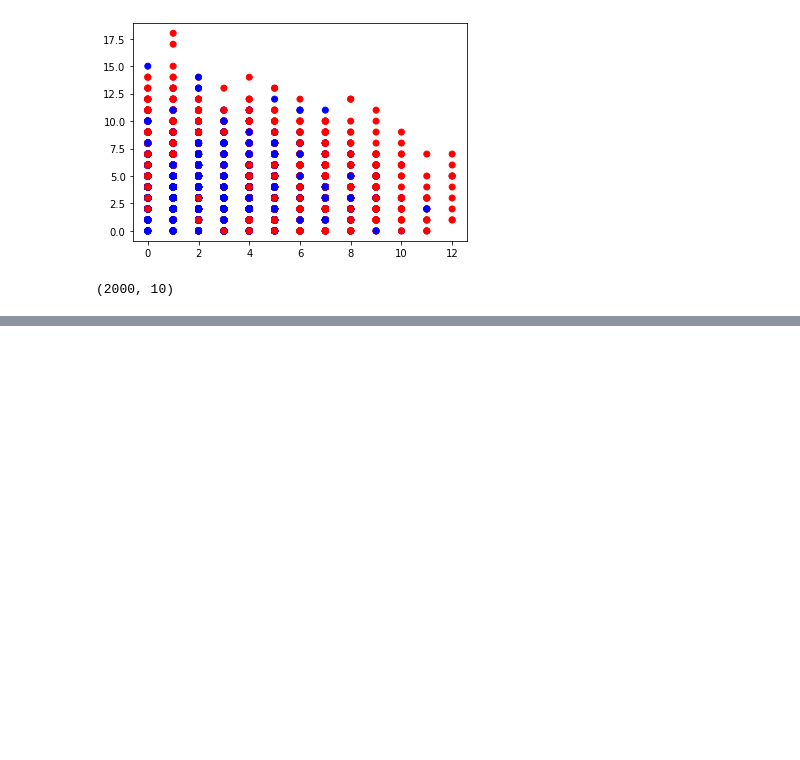
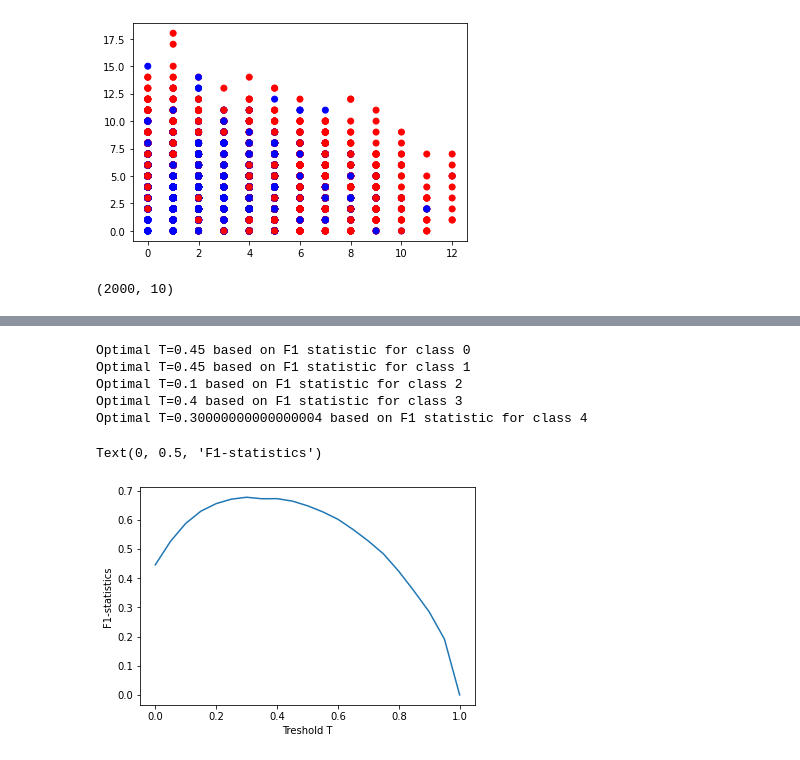
Before and after one commit to bagdaddy/dl-lab1, a Jupyter notebook: 02/P2_2_classification_multilabel.ipynb, the cells around one changed output, grey strips where cells are left out. Drawn from its saved outputs; the diff is of its cells as text; code cells hidden in the pictures; blank space fills up the shorter version.

```diff
--- a/02/P2_2_classification_multilabel.ipynb
+++ b/02/P2_2_classification_multilabel.ipynb
@@ -178,0 +180,7 @@ array([[[ 810,  181],
+# %%
+T = 0.5 # Treshold
+y_pred=[]
+for sample in predictions:
+  y_pred.append([1 if i>=0.5 else 0 for i in sample ] )
+y_pred = np.array(y_pred)
+y_pred
@@ -231,0 +312,3 @@ array([[1, 1, 0, 1, 1],
+# %%
+yhat = model.predict(data_train)
+yhat.shape
@@ -231,0 +318,26 @@ array([[1, 1, 0, 1, 1],
+# %%
+T_list = np.linspace(0, 1, 21)
+
+
+for j in range(5):
+    f1_list = []
+    for T in T_list:
+      predicted = (yhat[:,j] > T).astype(int)
+      f1 = f1_score(y_train[:,j], predicted)
+      f1_list.append(f1)
+
+    idx = np.argmax(f1_list)
+    print("Optimal T={} based on F1 statistic for class {}".format(T_list[idx], j))
+# %% [output]
+Optimal T=0.45 based on F1 statistic for class 0
+Optimal T=0.45 based on F1 statistic for class 1
+Optimal T=0.1 based on F1 statistic for class 2
+Optimal T=0.4 based on F1 statistic for class 3
+Optimal T=0.30000000000000004 based on F1 statistic for class 4
+# %%
+plt.plot(T_list, f1_list)
+plt.xlabel("Treshold T")
+plt.ylabel("F1-statistics")
+# %% [output]
+Text(0, 0.5, 'F1-statistics')
+[figure, added]
```
Also changed, not shown: parts of 19 cells of this notebook.
